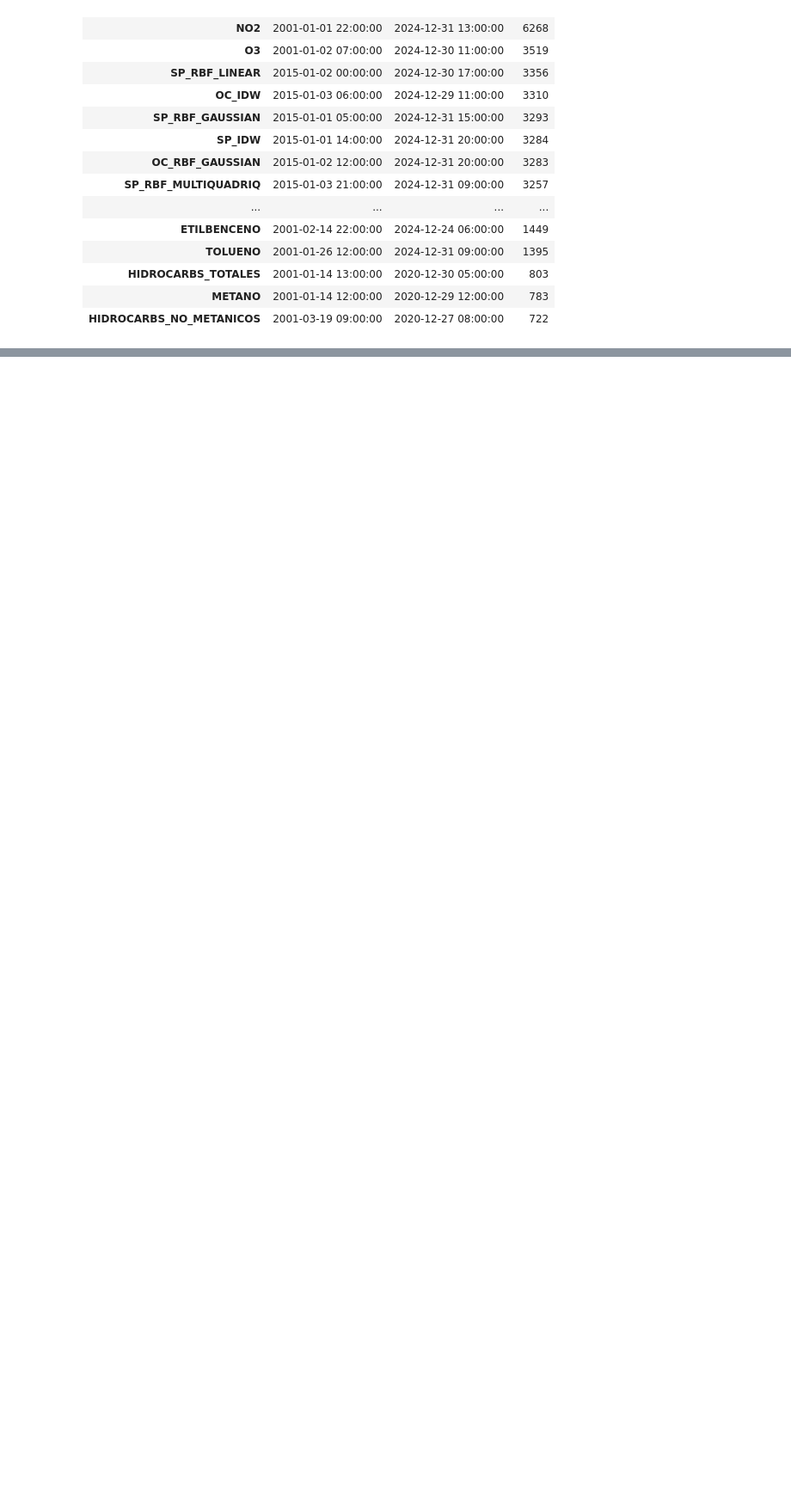
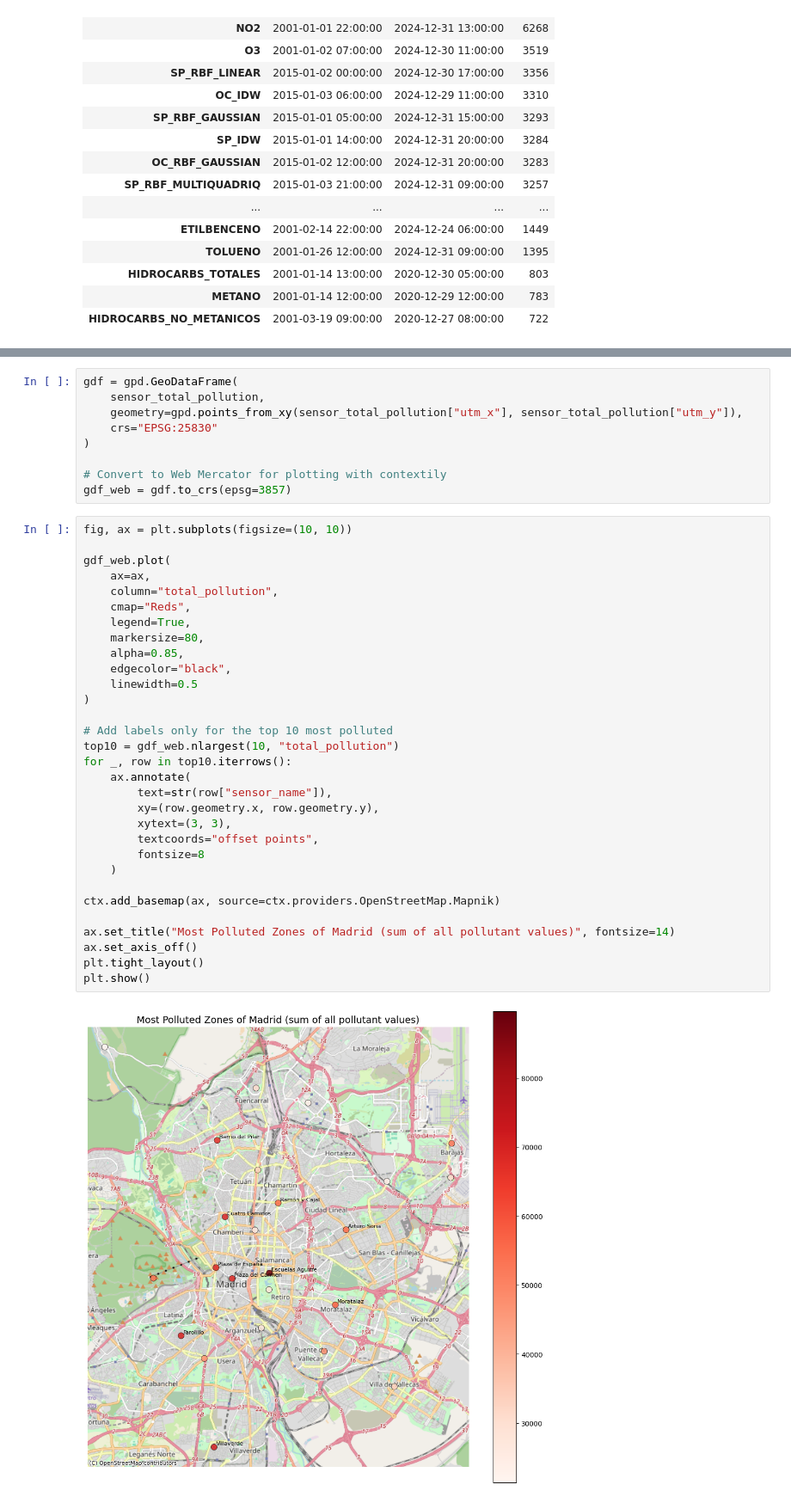
Before and after one commit to giulicastelli/project-advance-coding, a Jupyter notebook: turco.ipynb, the cells around one changed output, grey strips where cells are left out. Shown at 86% size. Drawn from its saved outputs; the diff is of its cells as text; blank space fills up the shorter version.

```diff
--- a/turco.ipynb
+++ b/turco.ipynb
@@ -138,0 +369,42 @@ display(sensor_coverage.sort_values("count", ascending=False))
+# %%
+gdf = gpd.GeoDataFrame(
+    sensor_total_pollution,
+    geometry=gpd.points_from_xy(sensor_total_pollution["utm_x"], sensor_total_pollution["utm_y"]),
+    crs="EPSG:25830"
+)
+
+# Convert to Web Mercator for plotting with contextily
+gdf_web = gdf.to_crs(epsg=3857)
+# %%
+fig, ax = plt.subplots(figsize=(10, 10))
+
+gdf_web.plot(
+    ax=ax,
+    column="total_pollution",
+    cmap="Reds",
+    legend=True,
+    markersize=80,
+    alpha=0.85,
+    edgecolor="black",
+    linewidth=0.5
+)
+
+# Add labels only for the top 10 most polluted
+top10 = gdf_web.nlargest(10, "total_pollution")
+for _, row in top10.iterrows():
+    ax.annotate(
+        text=str(row["sensor_name"]),
+        xy=(row.geometry.x, row.geometry.y),
+        xytext=(3, 3),
+        textcoords="offset points",
+        fontsize=8
+    )
+
+ctx.add_basemap(ax, source=ctx.providers.OpenStreetMap.Mapnik)
+
+ax.set_title("Most Polluted Zones of Madrid (sum of all pollutant values)", fontsize=14)
+ax.set_axis_off()
+plt.tight_layout()
+plt.show()
+# %% [output]
+[figure, added]
```
Also changed, not shown: parts of 54 cells of this notebook.
